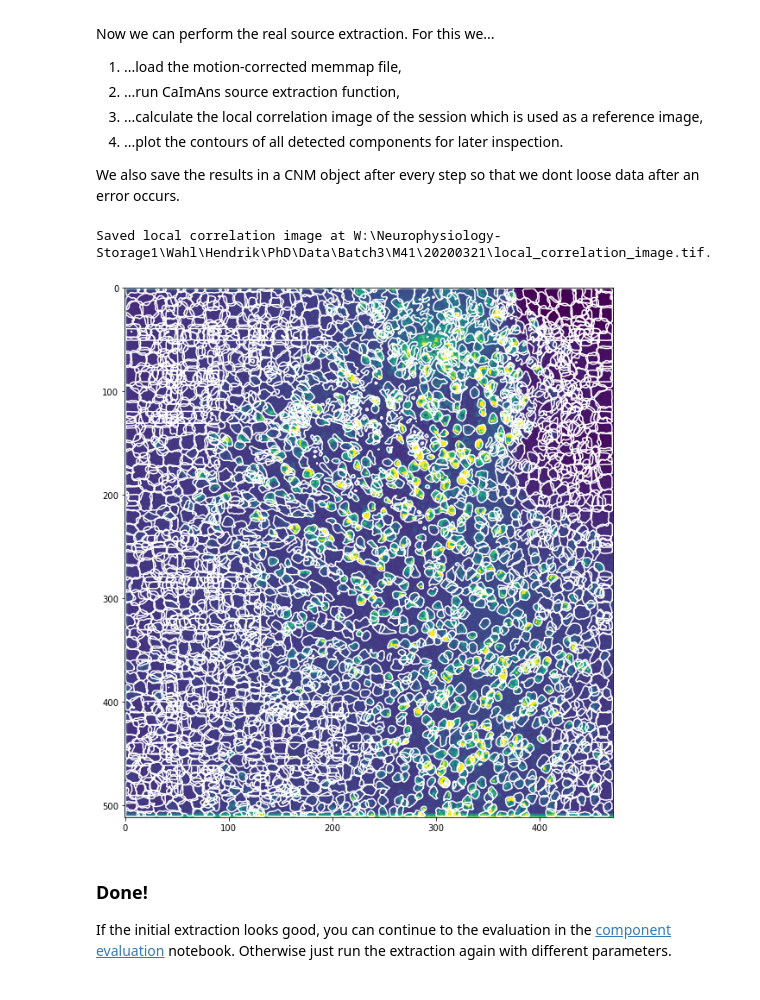
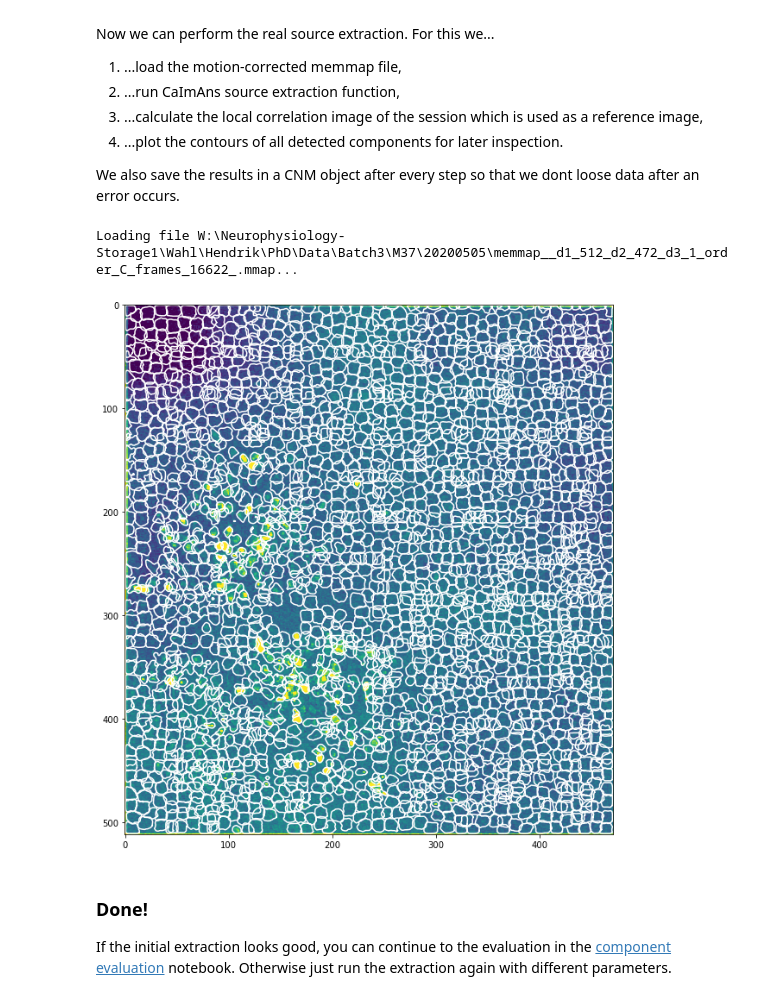
Before and after one commit to Hendriela/Custom_caiman, a Jupyter notebook: notebooks/02_Source_extraction.ipynb, the cells around one changed output. Drawn from its saved outputs; the diff is of its cells as text; code cells hidden in the pictures.

```diff
--- a/notebooks/02_Source_extraction.ipynb
+++ b/notebooks/02_Source_extraction.ipynb
@@ -27,7 +27,7 @@ c, dview, n_processes = cm.cluster.setup_cluster(backend='local', n_processes=No
 
 First, we have to define the root directory and source extraction parameters.
 # %%
-root = r'W:\Neurophysiology-Storage1\Wahl\Hendrik\PhD\Data\Batch3\M41\20200321'
+root = r'W:\Neurophysiology-Storage1\Wahl\Hendrik\PhD\Data\Batch3\M37\20200505'
 
 # dataset dependent parameters
 fr = 30                       # imaging rate in frames per second
@@ -41,8 +41,8 @@ gnb = 3                       # number of global background components (3)
 merge_thr = 0.75              # merging threshold, max correlation allowed (0.86)
 rf = 25                       # half-size of the patches in pixels. e.g., if rf=25, patches are 50x50
 stride_cnmf = 10              # amount of overlap between the patches in pixels (20)
-K = 23                        # number of components per patch (10)
-gSig = [6, 6]                 # expected half-size of neurons in pixels [X, Y] (has to be int, not float!)
+K = 18                        # number of components per patch (10)
+gSig = [3, 3]                 # expected half-size of neurons in pixels [X, Y] (has to be int, not float!)
 method_init = 'greedy_roi'    # initialization method (if analyzing dendritic data using 'sparse_nmf')
 ssub = 2                      # spatial subsampling during initialization
 tsub = 2                      # temporal subsampling during intialization
@@ -74,30 +74,30 @@ We also save the results in a CNM object after every step so that we dont loose
 # %%
 # Load memmap file
 mmap_file, images = pipe.load_mmap(root)
-cnm_params = cnm_params.change_params({'fnames': mmap_file})
+# cnm_params = cnm_params.change_params({'fnames': mmap_file})
 
-# Run source extraction
+# # Run source extraction
 cnm = pipe.run_source_extraction(images, cnm_params, dview=dview)
 pipe.save_cnmf(cnm, path=os.path.join(root, 'cnm_pre_selection.hdf5'), verbose=False, overwrite=False)
 
 # Load local correlation image (should have been created during motion correction)
 try:
     cnm.estimates.Cn = io.imread(root + r'\local_correlation_image.tif')
 except FileNotFoundError:
     pipe.save_local_correlation(images, root)
     cnm.estimates.Cn = io.imread(root + r'\local_correlation_image.tif')
 pipe.save_cnmf(cnm, path=os.path.join(root, 'cnm_pre_selection.hdf5'), verbose=False, overwrite=True)
 
 # Plot and save contours of all components
 cnm.estimates.plot_contours(img=cnm.estimates.Cn, display_numbers=False)
 plt.tight_layout()
 fig = plt.gcf()
 fig.set_size_inches((10, 10))
 plt.savefig(os.path.join(root, 'pre_sel_components.png'))
 pipe.save_cnmf(cnm, path=os.path.join(root, 'cnm_pre_selection.hdf5'), verbose=False, overwrite=True)
 # %% [output]
-Saved local correlation image at W:\Neurophysiology-Storage1\Wahl\Hendrik\PhD\Data\Batch3\M41\20200321\local_correlation_image.tif.
+Loading file W:\Neurophysiology-Storage1\Wahl\Hendrik\PhD\Data\Batch3\M37\20200505\memmap__d1_512_d2_472_d3_1_order_C_frames_16622_.mmap...
-[figure, old version]
+[figure, new version]
 # %%
 pipe.save_cnmf(cnm, path=os.path.join(root, 'cnm_pre_selection.hdf5'), verbose=False, overwrite=True)
 # %%
```
Also changed, not shown: 3 other files.
